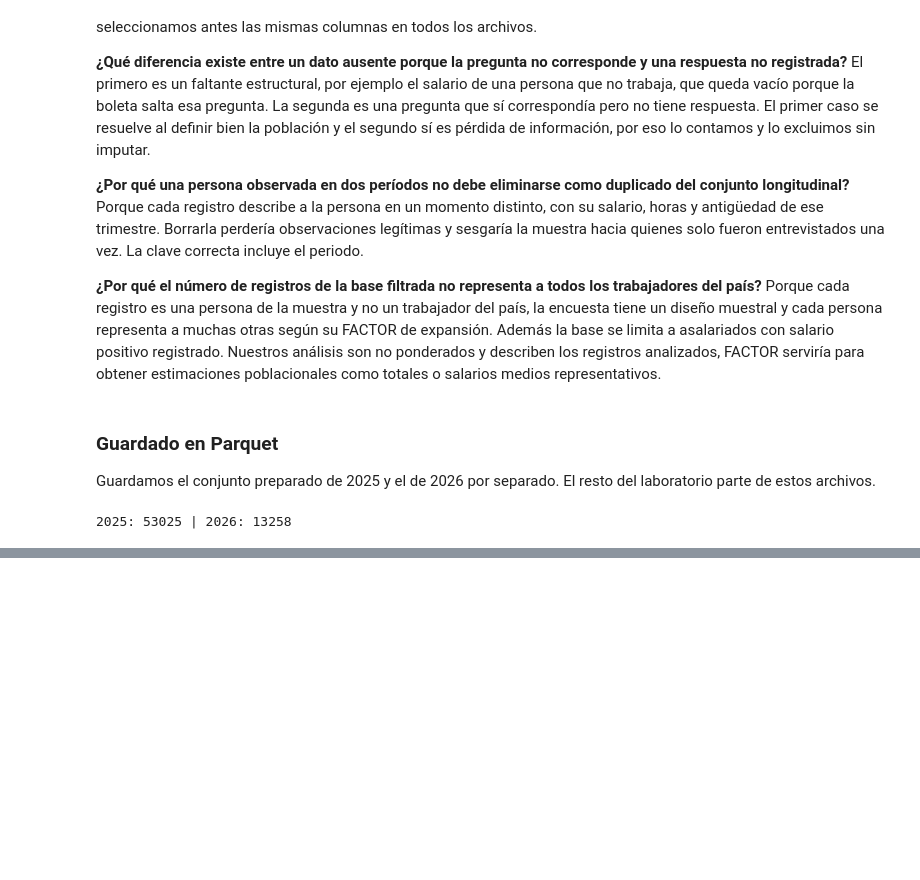
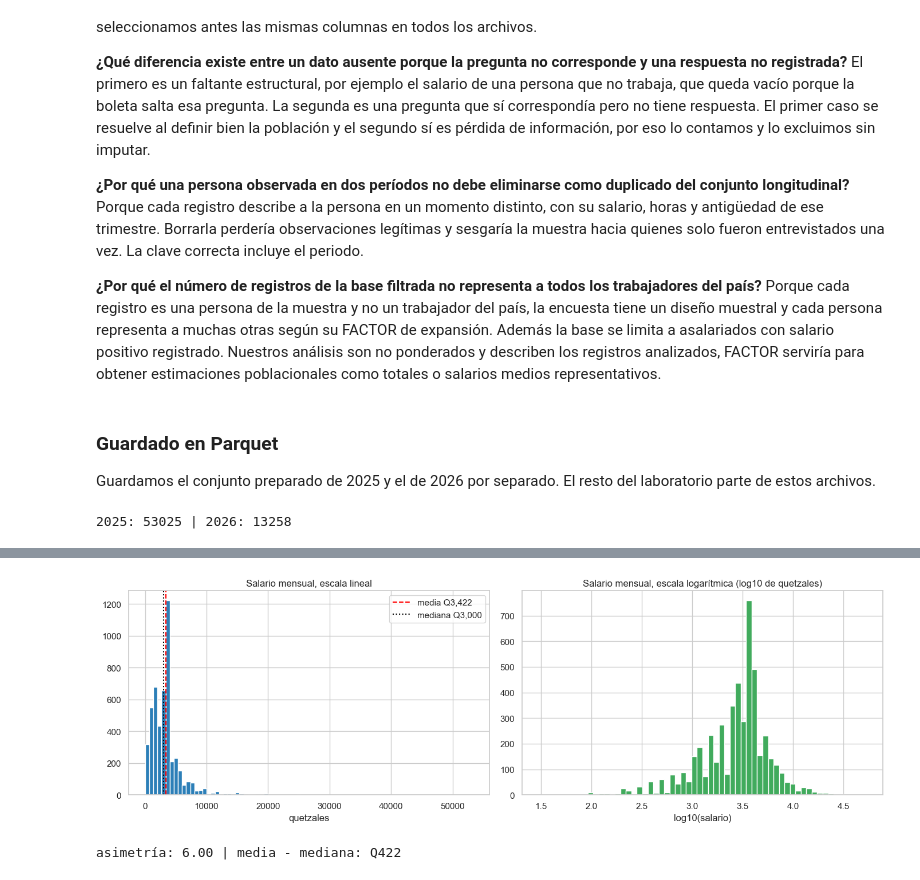
Before and after one commit to Fercho1118/Lab7_DS, a Jupyter notebook: notebooks/lab7.ipynb, the cells around one changed output, grey strips where cells are left out. Drawn from its saved outputs; the diff is of its cells as text; code cells hidden in the pictures; blank space fills up the shorter version.

Commit message:
Ejercicio 2: estadística descriptiva y preguntas de exploración con evidencia gráfica

```diff
--- a/notebooks/lab7.ipynb
+++ b/notebooks/lab7.ipynb
@@ -480,0 +485,19 @@ print("2025:", eneic_2025.count(), "| 2026:", eneic_2026.count())
+# %%
+VARS = {"salario_mensual": "Salario mensual (Q)", "edad": "Edad",
+        "antiguedad": "Antigüedad (años)", "horas_semanales": "Horas habituales"}
+
+
+def resumen(sdf, cols):
+    filas = []
+    for c in cols:
+        r = sdf.select(
+            F.count(c).alias("n"), F.mean(c).alias("media"), F.stddev(c).alias("desv_est"),
+            F.min(c).alias("min"), F.max(c).alias("max"),
+            F.percentile_approx(c, [0.25, 0.5, 0.75, 0.95], 100000).alias("p")).first()
+        filas.append({"variable": VARS[c], "n": r["n"], "media": r["media"],
+                      "mediana": r["p"][1], "desv_est": r["desv_est"], "min": r["min"],
+                      "p25": r["p"][0], "p75": r["p"][2], "p95": r["p"][3], "max": r["max"]})
+    return pd.DataFrame(filas).set_index("variable").round(2)
+
+descriptivas = resumen(eneic_2025, list(VARS))
+descriptivas
@@ -480,0 +555,23 @@ print("2025:", eneic_2025.count(), "| 2026:", eneic_2026.count())
+# %%
+muestra = (eneic_2025.sample(fraction=min(1.0, 5000 / eneic_2025.count()), seed=SEMILLA)
+           .select("salario_mensual").toPandas()["salario_mensual"])
+media = descriptivas.loc["Salario mensual (Q)", "media"]
+mediana = descriptivas.loc["Salario mensual (Q)", "mediana"]
+asim = eneic_2025.select(F.skewness("salario_mensual")).first()[0]
+
+fig, ejes = plt.subplots(1, 2, figsize=(14, 4.6))
+ejes[0].hist(muestra, bins=80, color="#2c7fb8")
+ejes[0].axvline(media, color="red", ls="--", label=f"media Q{media:,.0f}")
+ejes[0].axvline(mediana, color="black", ls=":", label=f"mediana Q{mediana:,.0f}")
+ejes[0].set_title("Salario mensual, escala lineal")
+ejes[0].set_xlabel("quetzales")
+ejes[0].legend()
+ejes[1].hist(np.log10(muestra), bins=60, color="#41ab5d")
+ejes[1].set_title("Salario mensual, escala logarítmica (log10 de quetzales)")
+ejes[1].set_xlabel("log10(salario)")
+plt.tight_layout()
+plt.show()
+print(f"asimetría: {asim:.2f} | media - mediana: Q{media - mediana:,.0f}")
+# %% [output]
+[figure, added]
+asimetría: 6.00 | media - mediana: Q422
```
Also changed, not shown: parts of 14 cells of this notebook.
